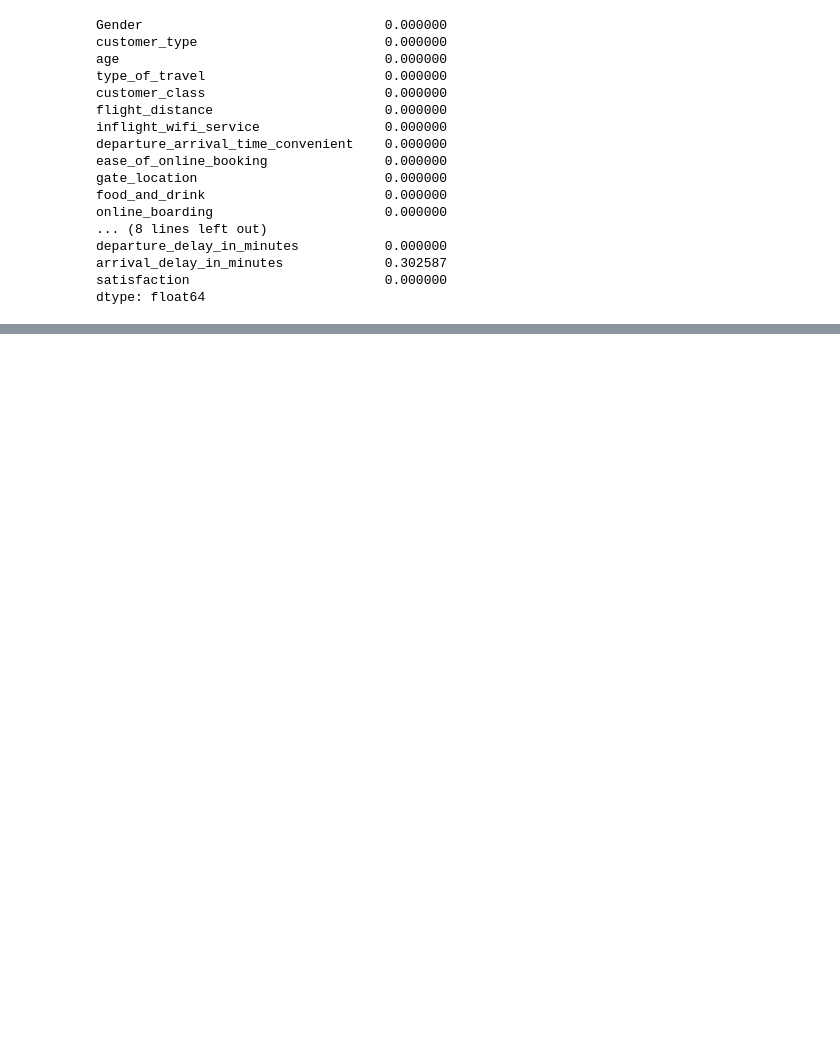
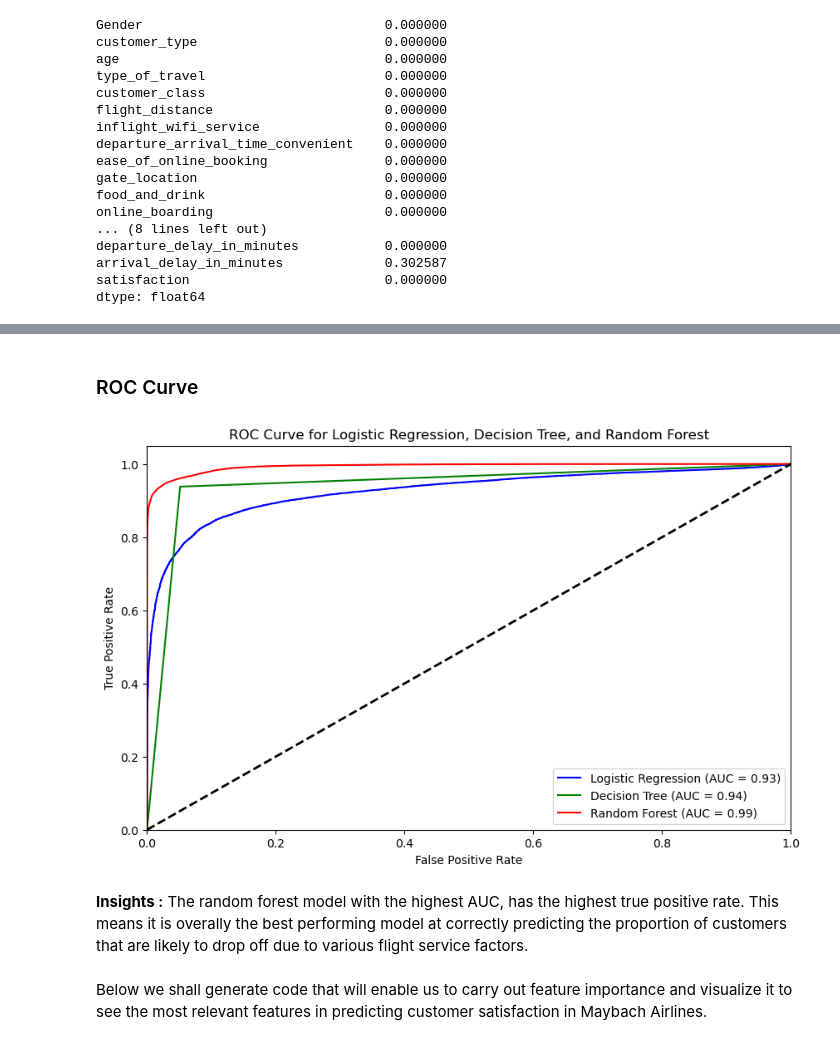
Before and after one commit to Mwvngii/phase3_project, a Jupyter notebook: index.ipynb, the cells around one changed output, grey strips where cells are left out. Cells and saved outputs as stored; diff of their text form; code cells hidden in the pictures; blank space fills up the shorter version.

```diff
--- a/index.ipynb
+++ b/index.ipynb
@@ -215,0 +360,38 @@ weighted avg       0.94      0.94      0.94     25976
+# %% [markdown]
+### ROC Curve
+# %%
+# Logistic Regression
+y_prob_lr = lr_pipeline.predict_proba(X_test)[:, 1]
+fpr_lr, tpr_lr, _ = roc_curve(y_test, y_prob_lr)
+roc_auc_lr = auc(fpr_lr, tpr_lr)
+
+# Decision Tree
+y_prob_dt = dt_pipeline.predict_proba(X_test)[:, 1]
+fpr_dt, tpr_dt, _ = roc_curve(y_test, y_prob_dt)
+roc_auc_dt = auc(fpr_dt, tpr_dt)
+
+# Random Forest
+y_prob_rf = rf_pipeline.predict_proba(X_test)[:, 1]
+fpr_rf, tpr_rf, _ = roc_curve(y_test, y_prob_rf)
+roc_auc_rf = auc(fpr_rf, tpr_rf)
+
+# Plotting ROC Curves
+plt.figure(figsize=(10,6))
+plt.plot(fpr_lr, tpr_lr, label=f'Logistic Regression (AUC = {roc_auc_lr:.2f})', color='blue')
+plt.plot(fpr_dt, tpr_dt, label=f'Decision Tree (AUC = {roc_auc_dt:.2f})', color='green')
+plt.plot(fpr_rf, tpr_rf, label=f'Random Forest (AUC = {roc_auc_rf:.2f})', color='red')
+
+plt.plot([0, 1], [0, 1], 'k--', lw=2)  # Dashed diagonal
+plt.xlim([0.0, 1.0])
+plt.ylim([0.0, 1.05])
+plt.xlabel('False Positive Rate')
+plt.ylabel('True Positive Rate')
+plt.title('ROC Curve for Logistic Regression, Decision Tree, and Random Forest')
+plt.legend(loc='lower right')
+plt.show()
+# %% [output]
+[figure, added]
+# %% [markdown]
+**Insights :**  The random forest model with the highest AUC, has the highest true positive rate. This means it is overally the best performing model at correctly predicting the proportion of customers that are likely to drop off due to various flight service factors.
+# %% [markdown]
+Below we shall generate code that will enable us to carry out feature importance and visualize it to see the most relevant features in predicting customer satisfaction in Maybach Airlines.
```
Also changed, not shown: parts of 62 cells of this notebook, 2 other files.
